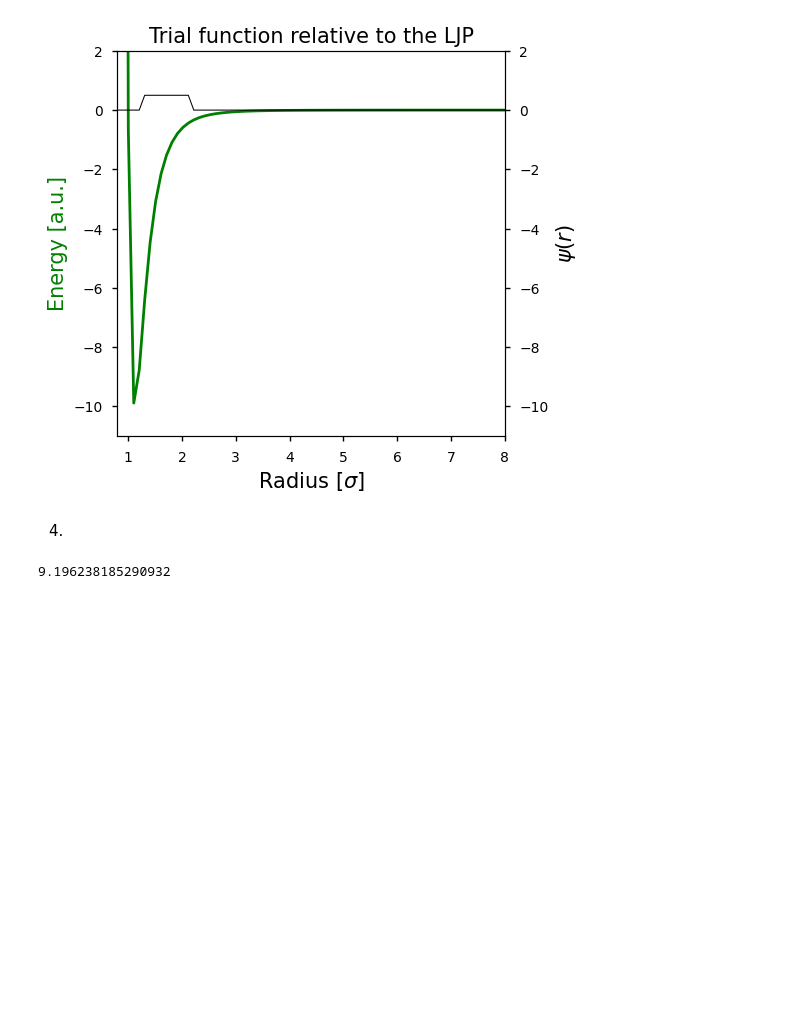
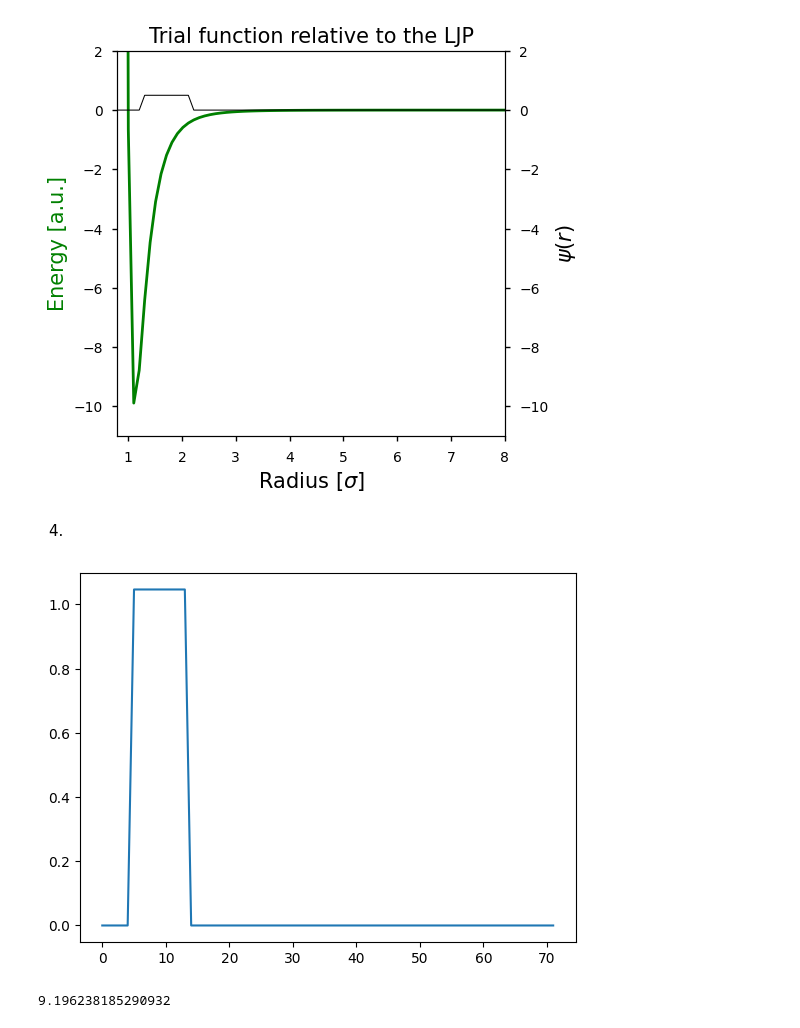
Before and after one commit to trevorolsson/Comp.-Phys.-Projects, a Jupyter notebook: Project 6/project6.ipynb, the cells around one changed output. Saved outputs shown, nothing was run; the diff lists cells and outputs as text; code cells hidden in the pictures; blank space fills up the shorter version.

```diff
--- a/Project 6/project6.ipynb
+++ b/Project 6/project6.ipynb
@@ -115,6 +115,12 @@ plt.show()
 # %%
 def normalize(guess, dr):
     return guess / np.sqrt(np.sum(guess*guess*dr))
+# %%
+norm = normalize(guess, dr)
+plt.plot(norm)
+plt.show()
+# %% [output]
+[figure, added]
 # %%
 def expectation(guess, potential, r, dr):
 
```
Also changed, not shown: parts of 3 cells of this notebook.
